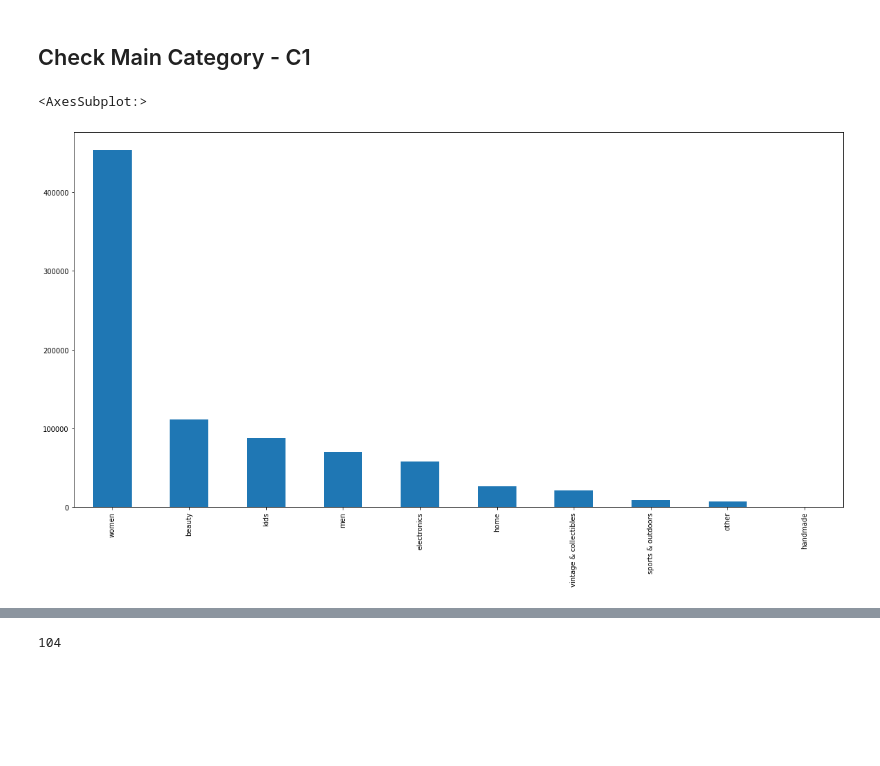
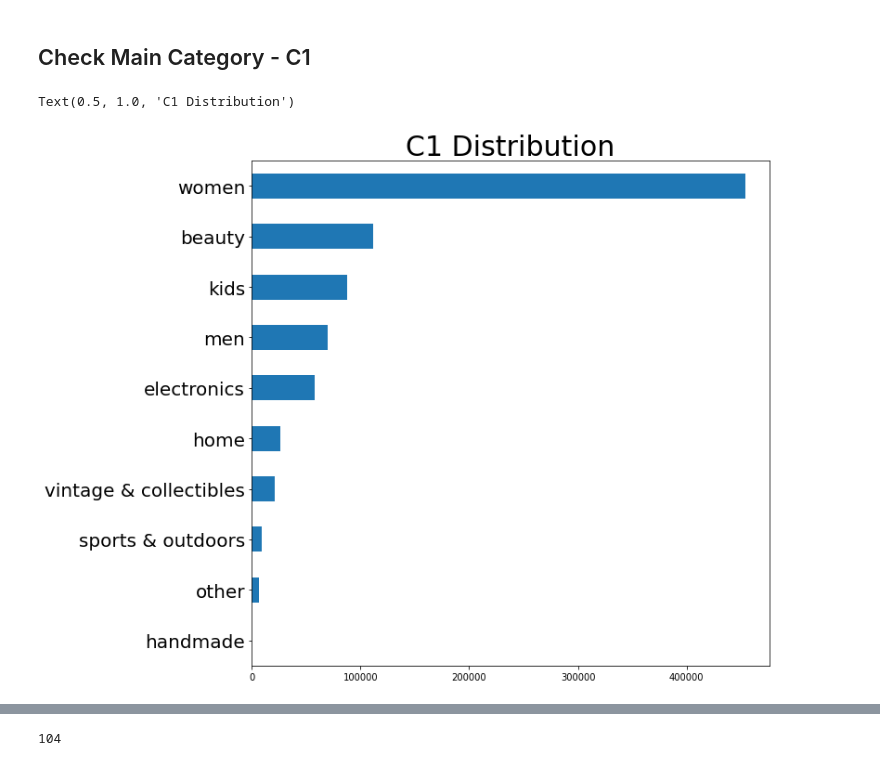
Before and after one commit to DSEI21000-S21/project-product-price-prediction, a Jupyter notebook: experiment/data_preprocess/DataRandomSampling.ipynb, the cells around one changed output, grey strips where cells are left out. Drawn from its saved outputs; the diff is of its cells as text; code cells hidden in the pictures; blank space fills up the shorter version.

Commit message:
add new visualizations

```diff
--- a/experiment/data_preprocess/DataRandomSampling.ipynb
+++ b/experiment/data_preprocess/DataRandomSampling.ipynb
@@ -3,7 +3,9 @@ import itertools
 import numpy as np
 import pandas as pd
 import matplotlib
-matplotlib.rcParams['figure.figsize'] = (15, 8)
+import matplotlib.pyplot as plt
+matplotlib.rcParams['figure.figsize'] = (10, 10)
+matplotlib.rc('ytick', labelsize=20)
 # %%
 # read data
 df = pd.read_csv("../../data/train.tsv", sep="\t")
@@ -98,7 +105,8 @@ new_df.shape
 ## Check Main Category - C1
 # %%
 c1 = new_df.c1.value_counts()
-c1.plot(kind='bar')
+c1[::-1].plot.barh()
+plt.title("C1 Distribution",fontsize=30)
 # %% [output]
-<AxesSubplot:>
+Text(0.5, 1.0, 'C1 Distribution')
-[figure, old version]
+[figure, new version]
```
Also changed, not shown: parts of 12 cells of this notebook, 4 other files.
